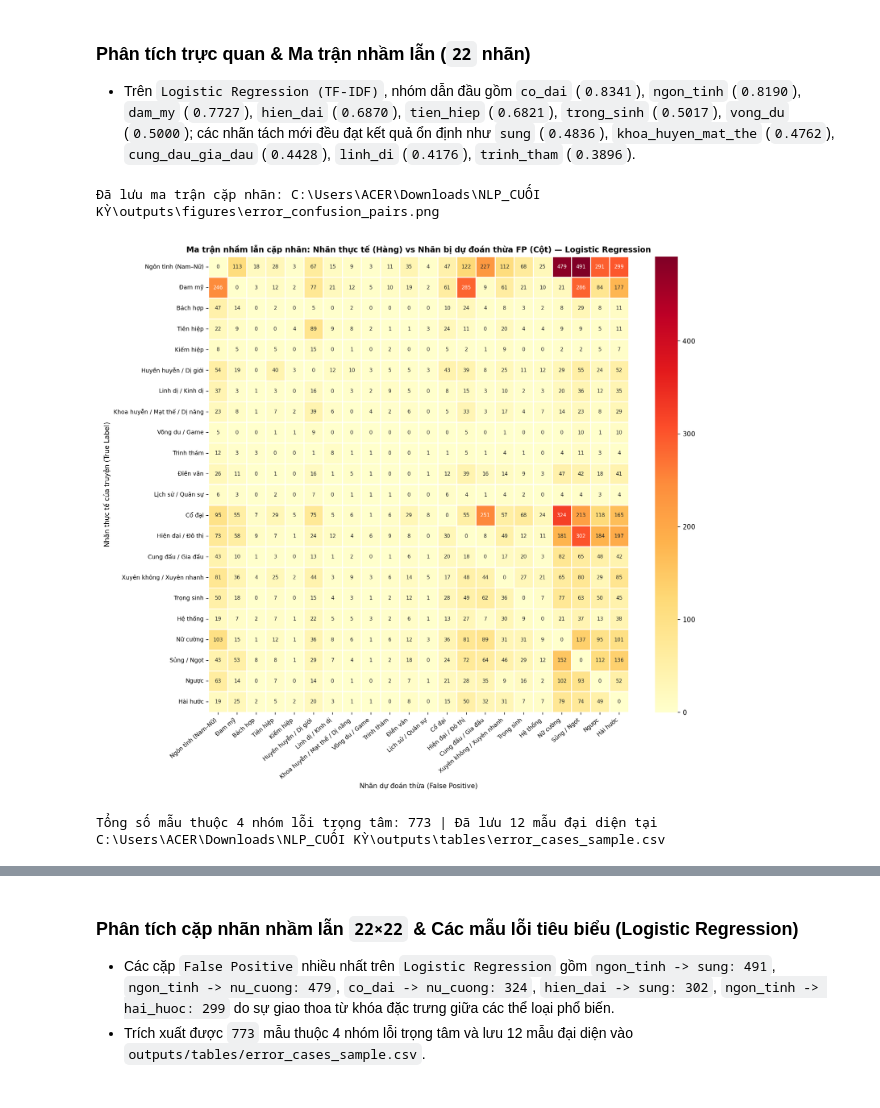
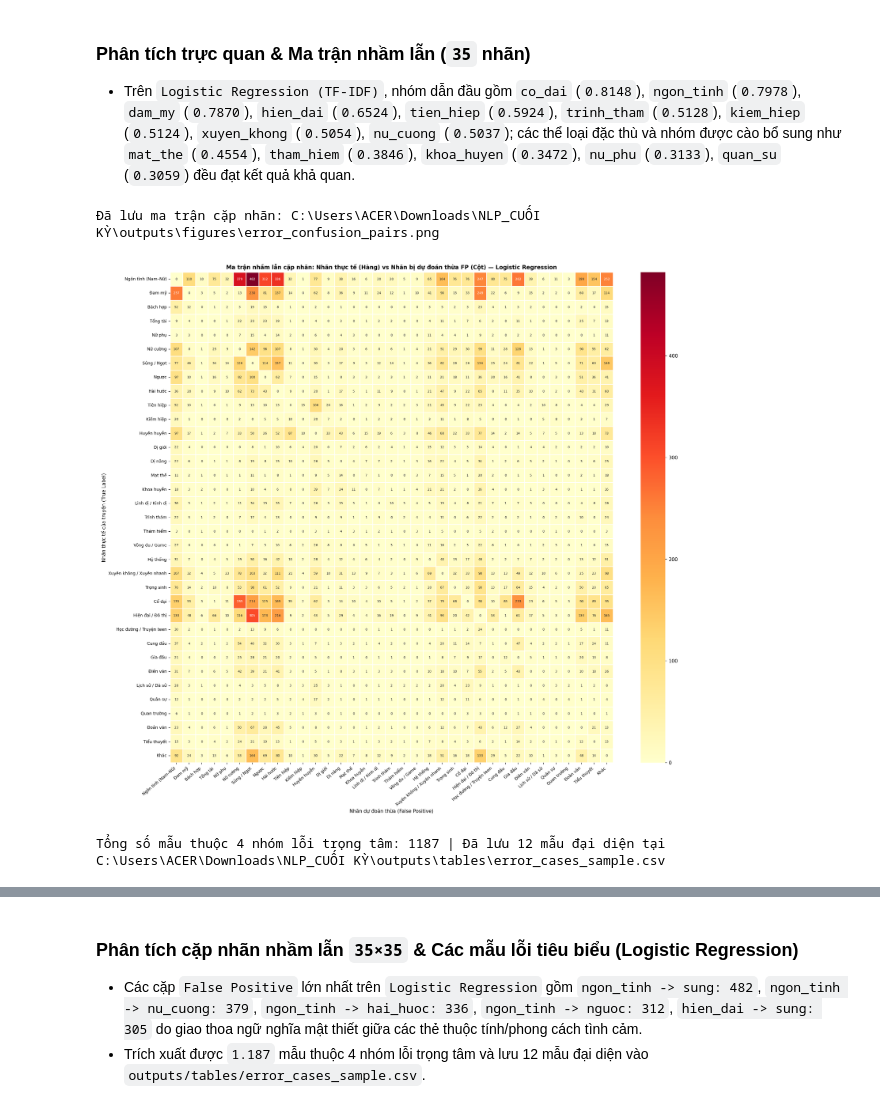
Before and after one commit to hoang424/NLP_CUOI-KY, a Jupyter notebook: notebooks/03_ml_baselines.ipynb, the cells around one changed output, grey strips where cells are left out. Cells and saved outputs as stored; diff of their text form; code cells hidden in the pictures.

Commit message:
mở rộng dữ liệu đa nguồn 35 nhãn, huấn luyện lại ML/TextCNN, cập nhật UI Streamlit và báo cáo

```diff
--- a/notebooks/03_ml_baselines.ipynb
+++ b/notebooks/03_ml_baselines.ipynb
@@ -483,8 +494,8 @@ for p in [fig_cmp, fig_f1, fig_cm]:
 # %% [markdown]
-### Phân tích trực quan & Ma trận nhầm lẫn (`22` nhãn)
-- Trên `Logistic Regression (TF-IDF)`, nhóm dẫn đầu gồm `co_dai` (`0.8341`), `ngon_tinh` (`0.8190`), `dam_my` (`0.7727`), `hien_dai` (`0.6870`), `tien_hiep` (`0.6821`), `trong_sinh` (`0.5017`), `vong_du` (`0.5000`); các nhãn tách mới đều đạt kết quả ổn định như `sung` (`0.4836`), `khoa_huyen_mat_the` (`0.4762`), `cung_dau_gia_dau` (`0.4428`), `linh_di` (`0.4176`), `trinh_tham` (`0.3896`).
+### Phân tích trực quan & Ma trận nhầm lẫn (`35` nhãn)
+- Trên `Logistic Regression (TF-IDF)`, nhóm dẫn đầu gồm `co_dai` (`0.8148`), `ngon_tinh` (`0.7978`), `dam_my` (`0.7870`), `hien_dai` (`0.6524`), `tien_hiep` (`0.5924`), `trinh_tham` (`0.5128`), `kiem_hiep` (`0.5124`), `xuyen_khong` (`0.5054`), `nu_cuong` (`0.5037`); các thể loại đặc thù và nhóm được cào bổ sung như `mat_the` (`0.4554`), `tham_hiem` (`0.3846`), `khoa_huyen` (`0.3472`), `nu_phu` (`0.3133`), `quan_su` (`0.3059`) đều đạt kết quả khả quan.
 # %%
-# Phân tích cặp nhãn nhầm lẫn (22x22) & Trích xuất 12 mẫu lỗi tiêu biểu (Logistic Regression)
+# Phân tích cặp nhãn nhầm lẫn (35x35) & Trích xuất 12 mẫu lỗi tiêu biểu (Logistic Regression)
 import matplotlib.pyplot as plt
 import seaborn as sns
 from IPython.display import Image, display
@@ -511,8 +522,8 @@ for r in range(len(y_test)):
 disp_names = [GENRE_DISPLAY_NAMES[g] for g in GENRE_LABELS]
 pair_df = pd.DataFrame(pair_matrix, index=disp_names, columns=disp_names)
 
-fig, ax = plt.subplots(figsize=(max(11, 0.6 * n_labels), max(9, 0.52 * n_labels)))
-sns.heatmap(pair_df, annot=True, fmt="d", cmap="YlOrRd", linewidths=0.5, annot_kws={"size": 7.5}, ax=ax)
+fig, ax = plt.subplots(figsize=(max(14, 0.52 * n_labels), max(12, 0.46 * n_labels)))
+sns.heatmap(pair_df, annot=True, fmt="d", cmap="YlOrRd", linewidths=0.5, annot_kws={"size": 6.5}, ax=ax)
 ax.set_title("Ma trận nhầm lẫn cặp nhãn: Nhãn thực tế (Hàng) vs Nhãn bị dự đoán thừa FP (Cột) — Logistic Regression", fontsize=11.5, fontweight="bold")
 ax.set_xlabel("Nhãn dự đoán thừa (False Positive)")
 ax.set_ylabel("Nhãn thực tế của truyện (True Label)")
@@ -539,35 +550,35 @@ for r in range(len(test_df)):
     elif len(true_set) >= 4 and len(fn_set) >= 2:
         cat = "Thiếu nhãn ở truyện đa nhãn (>=4 nhãn)"
     elif ("tien_hiep" in fp_set and "huyen_huyen" in true_set) or ("huyen_huyen" in fp_set and "tien_hiep" in true_set):
         cat = "Nhầm cặp Tiên hiệp <-> Huyền huyễn"
-    elif ("co_dai" in fp_set and "lich_su_quan_su" in true_set) or ("lich_su_quan_su" in fp_set and "co_dai" in true_set):
+    elif ("co_dai" in fp_set and "lich_su" in true_set) or ("lich_su" in fp_set and "co_dai" in true_set):
         cat = "Nhầm cặp Cổ đại <-> Lịch sử"
     else:
         continue
 
     case_records.append(
         {
             "id": test_df.loc[r, "id"],
             "title": test_df.loc[r, "title"],
             "source": test_df.loc[r, "source"],
             "error_group": cat,
             "true_genres": "|".join(true_set),
             "pred_genres": "|".join(pred_set),
             "missing_fn": "|".join(fn_set),
             "extra_fp": "|".join(fp_set),
             "summary_snippet": str(test_df.loc[r, "summary"])[:180],
         }
     )
 
 cases_df = pd.DataFrame(case_records)
 sample_cases_df = cases_df.groupby("error_group", group_keys=False).head(3).reset_index(drop=True)
 cases_csv_path = TABLES_DIR / "error_cases_sample.csv"
 sample_cases_df.to_csv(cases_csv_path, index=False, encoding="utf-8")
 print(f"Tổng số mẫu thuộc 4 nhóm lỗi trọng tâm: {len(cases_df)} | Đã lưu {len(sample_cases_df)} mẫu đại diện tại {cases_csv_path}")
 display(sample_cases_df[["id", "title", "source", "error_group", "true_genres", "pred_genres", "missing_fn", "extra_fp"]])
 # %% [output]
 Đã lưu ma trận cặp nhãn: C:\Users\ACER\Downloads\NLP_CUỐI KỲ\outputs\figures\error_confusion_pairs.png
-[figure, old version]
+[figure, new version]
-Tổng số mẫu thuộc 4 nhóm lỗi trọng tâm: 773 | Đã lưu 12 mẫu đại diện tại C:\Users\ACER\Downloads\NLP_CUỐI KỲ\outputs\tables\error_cases_sample.csv
+Tổng số mẫu thuộc 4 nhóm lỗi trọng tâm: 1187 | Đã lưu 12 mẫu đại diện tại C:\Users\ACER\Downloads\NLP_CUỐI KỲ\outputs\tables\error_cases_sample.csv
 |  | id | title | source | error_group | true_genres | pred_genres | missing_fn | extra_fp |
 | 0 | ST_0006 | Vũ Thần Chúa Tể | webtruyen.vn | Thừa nhãn (trong_sinh / xuyen_khong) | tien_hiep | tien_hiep|huyen_huyen|trong_sinh |  | huyen_huyen|trong_sinh |
@@ -585,7 +596,7 @@ Tổng số mẫu thuộc 4 nhóm lỗi trọng tâm: 773 | Đã lưu 12 mẫu
 # %% [markdown]
-### Phân tích cặp nhãn nhầm lẫn `22×22` & Các mẫu lỗi tiêu biểu (Logistic Regression)
-- Các cặp `False Positive` nhiều nhất trên `Logistic Regression` gồm `ngon_tinh -> sung: 491`, `ngon_tinh -> nu_cuong: 479`, `co_dai -> nu_cuong: 324`, `hien_dai -> sung: 302`, `ngon_tinh -> hai_huoc: 299` do sự giao thoa từ khóa đặc trưng giữa các thể loại phổ biến.
-- Trích xuất được `773` mẫu thuộc 4 nhóm lỗi trọng tâm và lưu 12 mẫu đại diện vào `outputs/tables/error_cases_sample.csv`.
+### Phân tích cặp nhãn nhầm lẫn `35×35` & Các mẫu lỗi tiêu biểu (Logistic Regression)
+- Các cặp `False Positive` lớn nhất trên `Logistic Regression` gồm `ngon_tinh -> sung: 482`, `ngon_tinh -> nu_cuong: 379`, `ngon_tinh -> hai_huoc: 336`, `ngon_tinh -> nguoc: 312`, `hien_dai -> sung: 305` do giao thoa ngữ nghĩa mật thiết giữa các thẻ thuộc tính/phong cách tình cảm.
+- Trích xuất được `1.187` mẫu thuộc 4 nhóm lỗi trọng tâm và lưu 12 mẫu đại diện vào `outputs/tables/error_cases_sample.csv`.
 # %%
 # Giải thích mô hình (Interpretability): Top-8 đặc trưng TF-IDF trọng số dương cao nhất từ Logistic Regression
 feature_names = tfidf_vec.get_feature_names_out()
```
Also changed, not shown: parts of 16 cells of this notebook, 46 other files.
